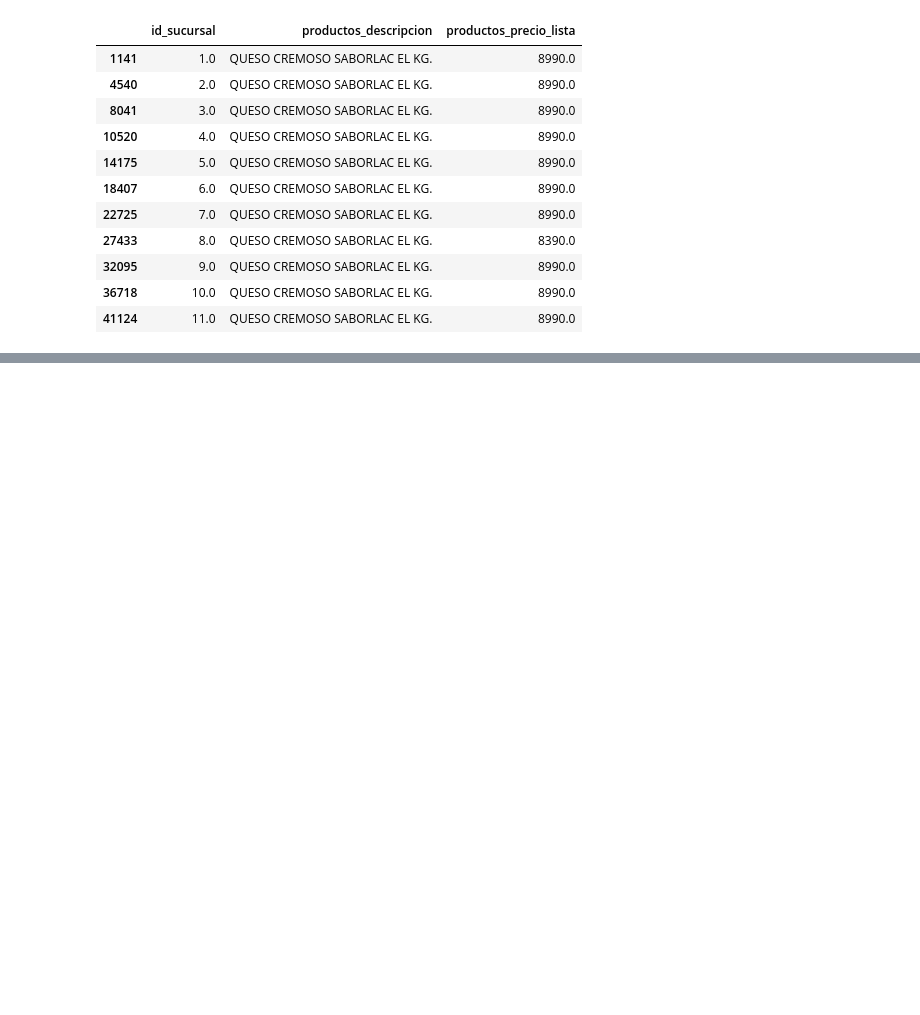
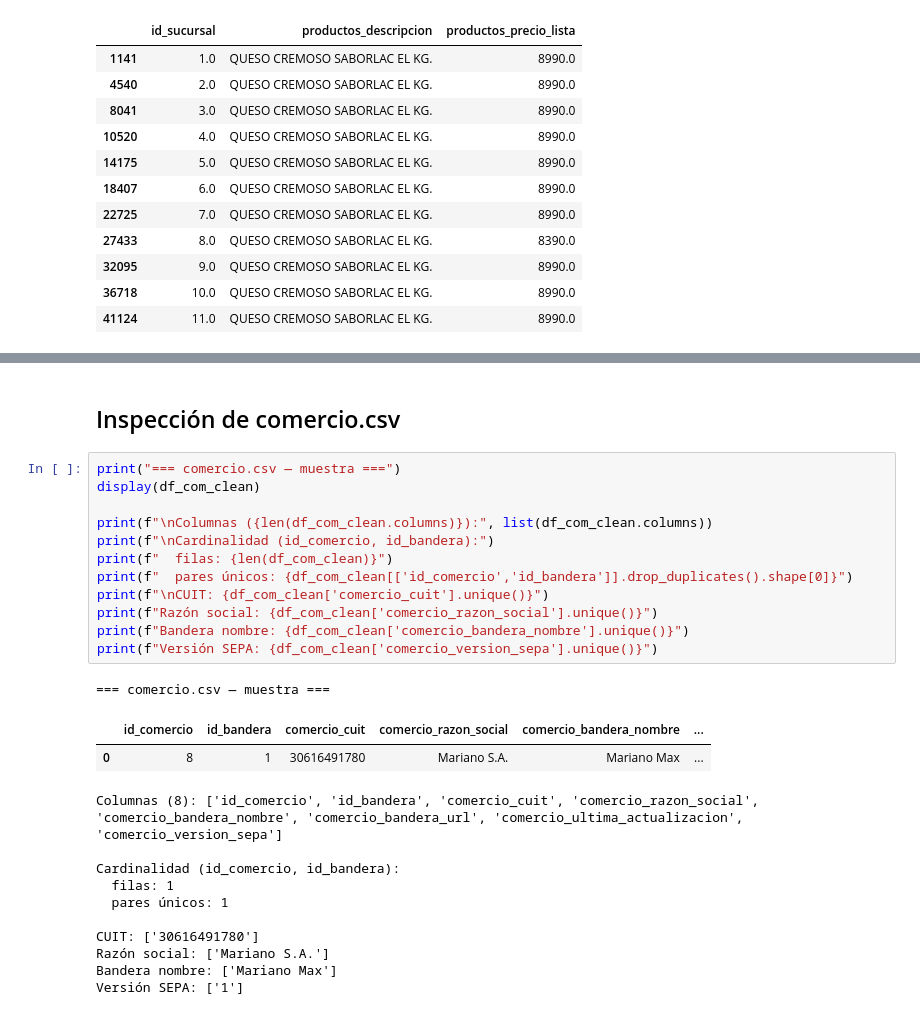
Before and after one commit to maximopalopoli/pipeline-precios, a Jupyter notebook: notebooks/exploration.ipynb, the cells around one changed output, grey strips where cells are left out. Cells and saved outputs as stored; diff of their text form; blank space fills up the shorter version.

```diff
--- a/notebooks/exploration.ipynb
+++ b/notebooks/exploration.ipynb
@@ -292,0 +408,28 @@ display(detalle)
+# %% [markdown]
+## Inspección de comercio.csv
+# %%
+print("=== comercio.csv — muestra ===")
+display(df_com_clean)
+
+print(f"\nColumnas ({len(df_com_clean.columns)}):", list(df_com_clean.columns))
+print(f"\nCardinalidad (id_comercio, id_bandera):")
+print(f"  filas: {len(df_com_clean)}")
+print(f"  pares únicos: {df_com_clean[['id_comercio','id_bandera']].drop_duplicates().shape[0]}")
+print(f"\nCUIT: {df_com_clean['comercio_cuit'].unique()}")
+print(f"Razón social: {df_com_clean['comercio_razon_social'].unique()}")
+print(f"Bandera nombre: {df_com_clean['comercio_bandera_nombre'].unique()}")
+print(f"Versión SEPA: {df_com_clean['comercio_version_sepa'].unique()}")
+# %% [output]
+=== comercio.csv — muestra ===
+|  | id_comercio | id_bandera | comercio_cuit | comercio_razon_social | comercio_bandera_nombre | ... |
+| 0 | 8 | 1 | 30616491780 | Mariano S.A. | Mariano Max | ... |
+Columnas (8): ['id_comercio', 'id_bandera', 'comercio_cuit', 'comercio_razon_social', 'comercio_bandera_nombre', 'comercio_bandera_url', 'comercio_ultima_actualizacion', 'comercio_version_sepa']
+
+Cardinalidad (id_comercio, id_bandera):
+  filas: 1
+  pares únicos: 1
+
+CUIT: ['30616491780']
+Razón social: ['Mariano S.A.']
+Bandera nombre: ['Mariano Max']
+Versión SEPA: ['1']
```
Also changed, not shown: parts of 26 cells of this notebook.
